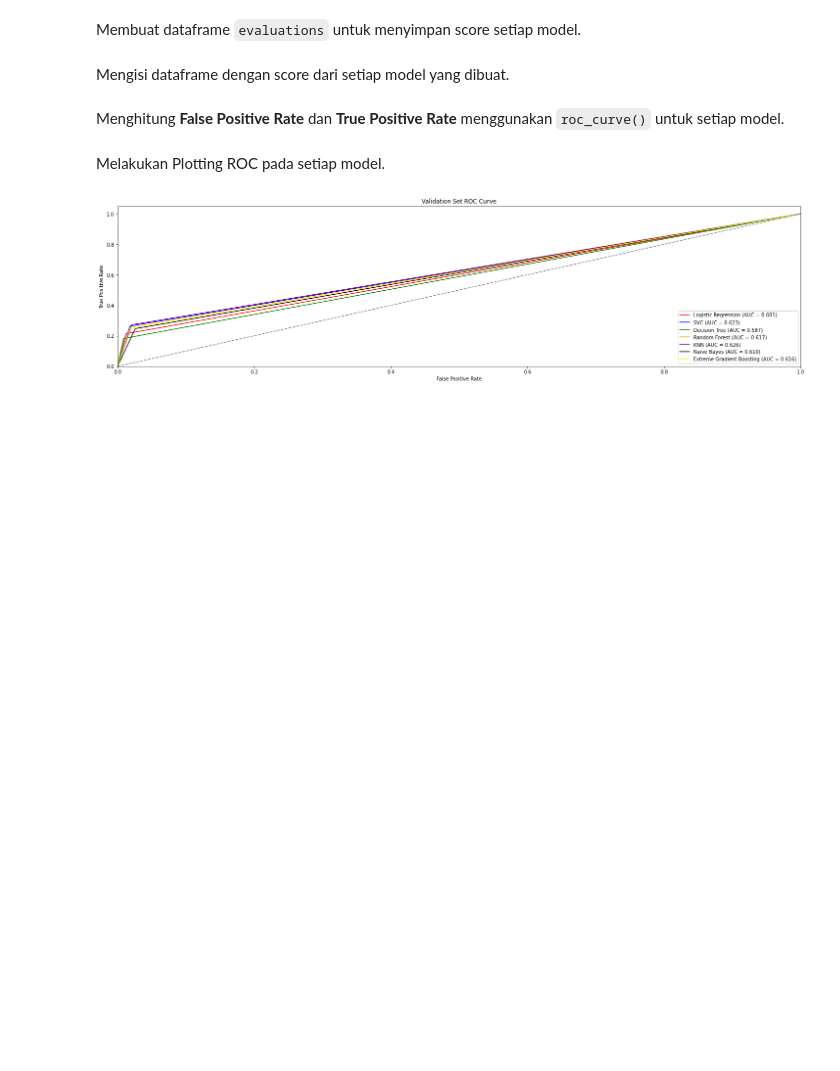
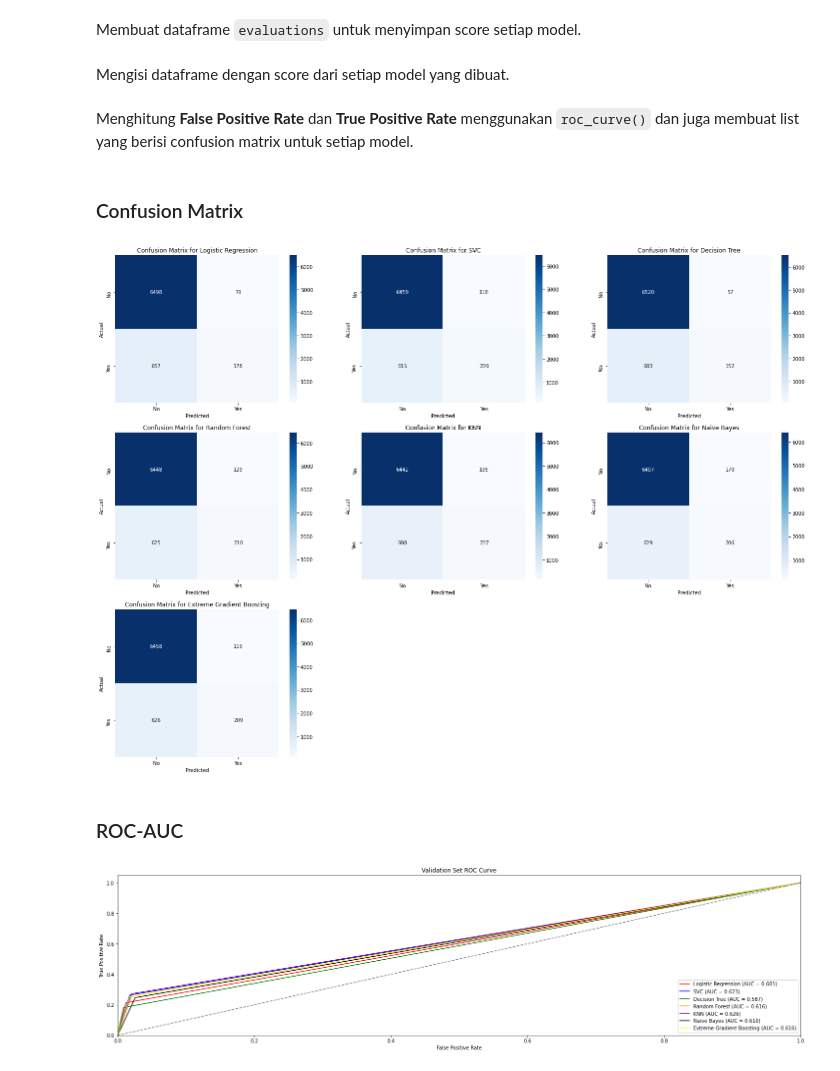
Before and after one commit to Penzragon/h8dsft_P1Milestone1, a Jupyter notebook: script.ipynb, the cells around one changed output. Drawn from its saved outputs; the diff is of its cells as text; code cells hidden in the pictures; blank space fills up the shorter version.

Commit message:
Rework model evaluation (unedit analysis)

```diff
--- a/script.ipynb
+++ b/script.ipynb
@@ -886,7 +886,7 @@ evaluations.loc[4] = ['KNN', round(best_knn.score(X_train, y_train), 3), round(b
 evaluations.loc[5] = ['Naive Bayes', round(best_naive.score(X_train, y_train), 3), round(best_naive.score(X_val, y_val), 3), round(f1_score(y_val, best_naive.predict(X_val), average='macro'), 3), round(roc_auc_score(y_val, best_naive.predict(X_val)), 3)]
 evaluations.loc[6] = ['Extreme Gradient Boosting', round(best_xgb.score(X_train, y_train), 3), round(best_xgb.score(X_val, y_val), 3), round(f1_score(y_val, best_xgb.predict(X_val), average='macro'), 3), round(roc_auc_score(y_val, best_xgb.predict(X_val)), 3)]
 # %% [markdown]
-Menghitung **False Positive Rate** dan **True Positive Rate** menggunakan `roc_curve()` untuk setiap model.
+Menghitung **False Positive Rate** dan **True Positive Rate** menggunakan `roc_curve()` dan juga membuat list yang berisi confusion matrix untuk setiap model.
 # %%
 logistic_false_positive_rate_val, logistic_true_positive_rate_val, logistic_thresholds_val = roc_curve(y_val, best_logistic.predict(X_val))
 svc_false_positive_rate_val, svc_true_positive_rate_val, svc_thresholds_val = roc_curve(y_val, best_svc.predict(X_val))
@@ -895,8 +895,31 @@ forest_false_positive_rate_val, forest_true_positive_rate_val, forest_thresholds
 knn_false_positive_rate_val, knn_true_positive_rate_val, knn_thresholds_val = roc_curve(y_val, best_knn.predict(X_val))
 naive_false_positive_rate_val, naive_true_positive_rate_val, naive_thresholds_val = roc_curve(y_val, best_naive.predict(X_val))
 xgb_false_positive_rate_val, xgb_true_positive_rate_val, xgb_thresholds_val = roc_curve(y_val, best_xgb.predict(X_val))
+
+confusions = [confusion_matrix(y_val, best_logistic.predict(X_val)),
+              confusion_matrix(y_val, best_svc.predict(X_val)),
+              confusion_matrix(y_val, best_tree.predict(X_val)),
+              confusion_matrix(y_val, best_forest.predict(X_val)),
+              confusion_matrix(y_val, best_knn.predict(X_val)),
+              confusion_matrix(y_val, best_naive.predict(X_val)),
+              confusion_matrix(y_val, best_xgb.predict(X_val))]
-# %% [markdown]
-Melakukan Plotting ROC pada setiap model.
+# %% [markdown]
+### Confusion Matrix
+# %%
+plt.figure(figsize=(25, 25))
+for i in range(len(confusions)):
+    plt.subplot(4, 3, i+1)
+    fig = sns.heatmap(confusions[i], annot=True, fmt='d', cmap='Blues')
+    plt.title(f'Confusion Matrix for {evaluations.iloc[i, 0]}')
+    fig.set_xticklabels(['No', 'Yes'])
+    fig.set_yticklabels(['No', 'Yes'])
+    plt.xlabel('Predicted')
+    plt.ylabel('Actual')
+plt.show()
+# %% [output]
+[figure, added]
+# %% [markdown]
+### ROC-AUC
 # %%
 plt.figure(figsize=(25, 6))
 plt.plot(logistic_false_positive_rate_val, logistic_true_positive_rate_val, color='red', label=f'Logistic Regression (AUC = {roc_auc_score(y_val, best_logistic.predict(X_val)):.3f})')
```
Also changed, not shown: parts of 13 cells of this notebook.
